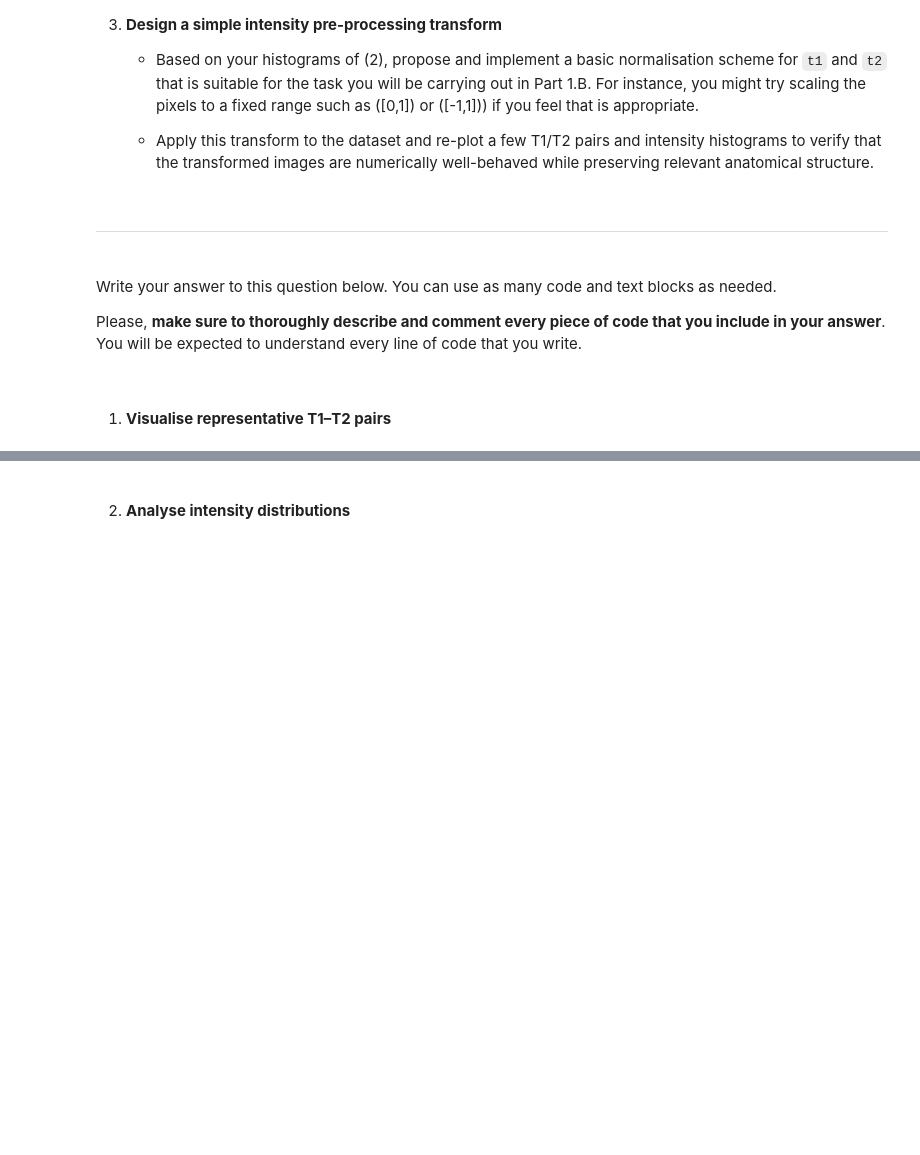
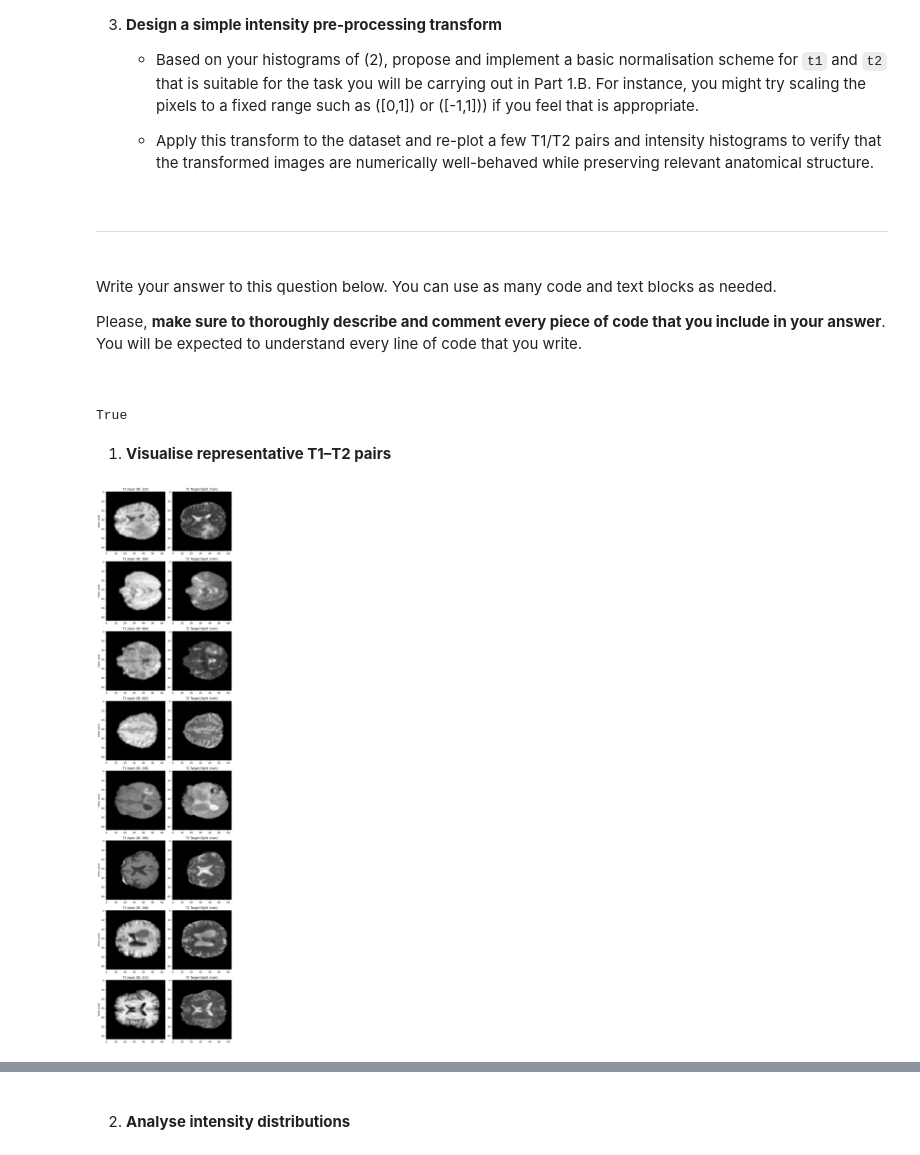
Before and after one commit to fremondi/deep-learning-for-signals-and-images, a Jupyter notebook: Assessment_Q1.ipynb, the cells around one changed output, grey strips where cells are left out. Saved outputs shown, nothing was run; the diff lists cells and outputs as text; code cells hidden in the pictures; blank space fills up the shorter version.

```diff
--- a/Assessment_Q1.ipynb
+++ b/Assessment_Q1.ipynb
@@ -97,5 +97,26 @@ Write your answer to this question below. You can use as many code and text bloc
 Please, **make sure to thoroughly describe and comment every piece of code that you include in your answer**. You will be expected to understand every line of code that you write.
 
 <br>
+# %%
+# initialise seed to manage reproducibility
+import random
+
+def set_seed(seed):
+    """
+    Use this to set ALL the random seeds to a fixed value and take out any randomness from cuda kernels
+    """
+    random.seed(seed)
+    np.random.seed(seed)
+    torch.manual_seed(seed)
+    torch.cuda.manual_seed_all(seed)
+
+    torch.backends.cudnn.benchmark = False  ##uses the inbuilt cudnn auto-tuner to find the fastest convolution algorithms. -
+    torch.backends.cudnn.enabled   = False
+
+    return True
+
+set_seed(42)
+# %% [output]
+True
 # %% [markdown]
 1. **Visualise representative T1–T2 pairs**
@@ -101,0 +175,27 @@ Please, **make sure to thoroughly describe and comment every piece of code that
+# %%
+# helper function to plot samples by view
+def plot_samples(samples, num_samples=8):
+  # initialise sumples subplots: rows = number of samples, cols = 2 (T1 and T2)
+  fig, axes = plt.subplots(num_samples, 2, figsize=(8, 4 * num_samples))
+
+  for row_idx, sample in enumerate(samples):
+
+    t1_img = sample["t1"].permute(1, 2, 0)
+    t2_img = sample["t2"].permute(1, 2, 0)
+
+    # left Column: T1 Input
+    axes[row_idx, 0].imshow(t1_img, cmap="gray")
+    axes[row_idx, 0].set_title(f"T1 Input (ID: {sample['patient_id']})")
+    axes[row_idx, 0].set_ylabel(f"View: {sample['view']}")
+
+    # right Column: T2 Target
+    axes[row_idx, 1].imshow(t2_img, cmap="gray")
+    axes[row_idx, 1].set_title(f"T2 Target (Split: {sample['split']})")
+
+  plt.tight_layout()
+  plt.show()
+# %%
+# axial view plotting
+plot_samples(axial_samples)
+# %% [output]
+[figure, added]
```
Also changed, not shown: parts of 11 cells of this notebook, 2 other files.
